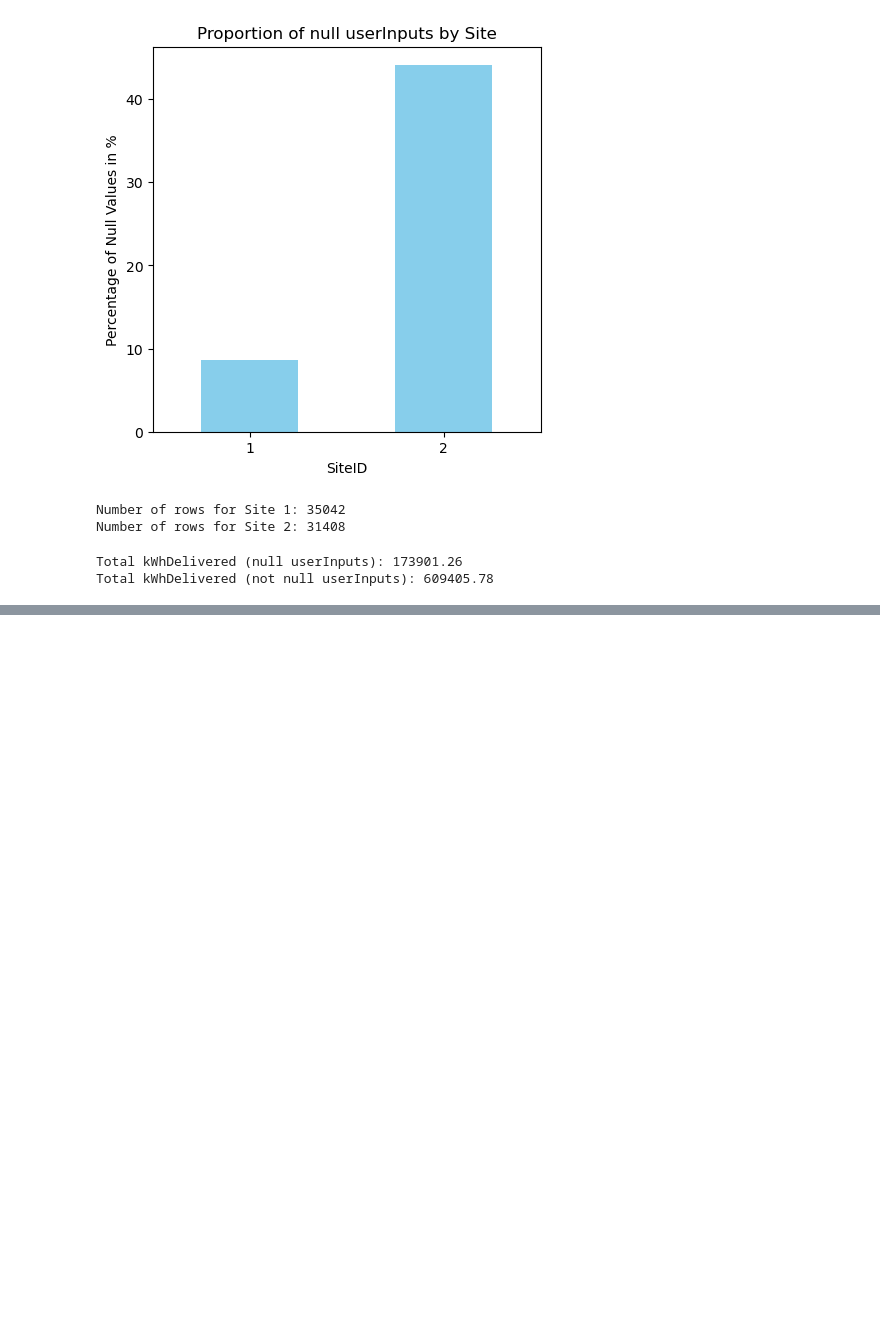
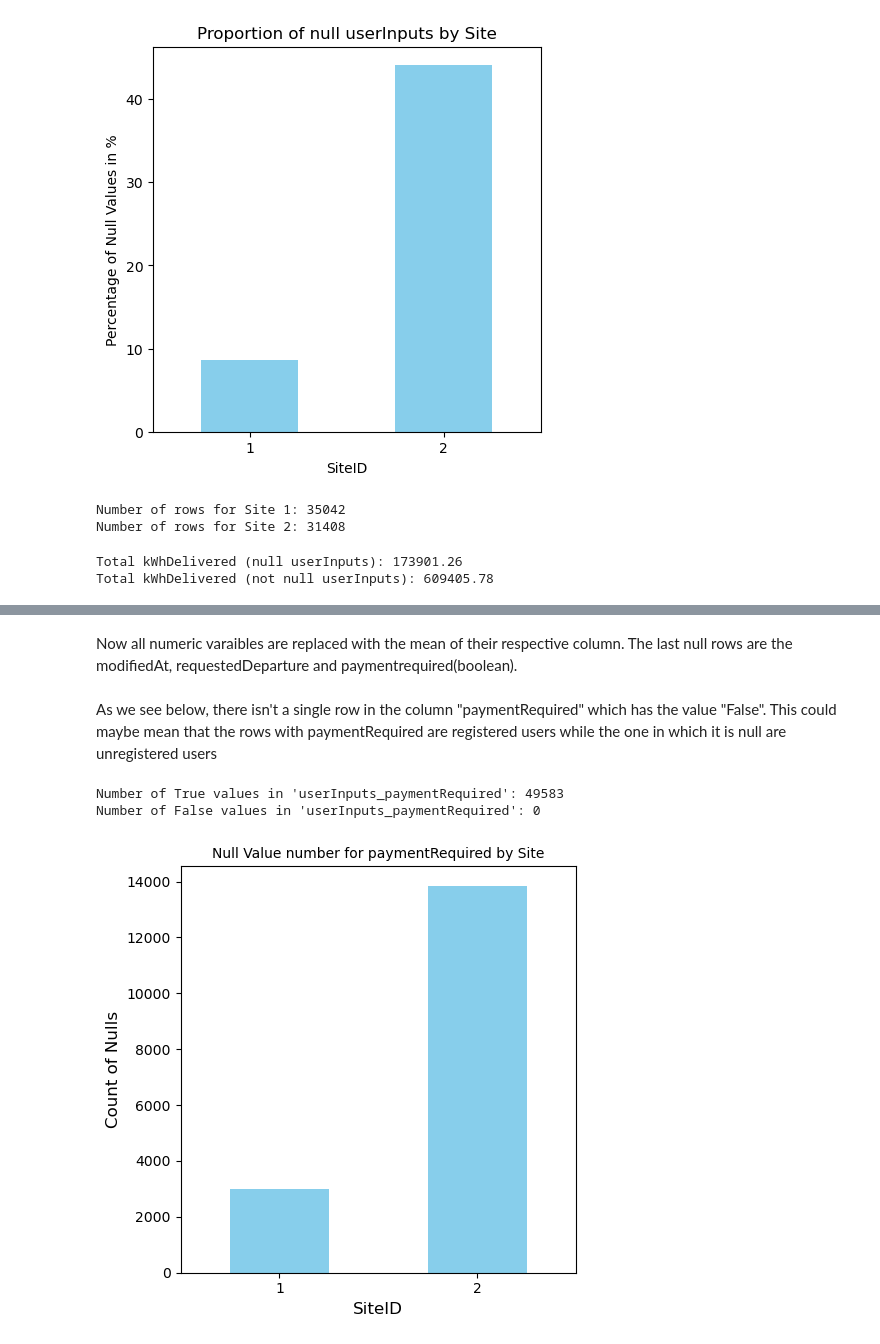
Before and after one commit to Vigro08/AA-Team-Assignment, a Jupyter notebook: AAMain.ipynb, the cells around one changed output, grey strips where cells are left out. Drawn from its saved outputs; the diff is of its cells as text; code cells hidden in the pictures; blank space fills up the shorter version.

```diff
--- a/AAMain.ipynb
+++ b/AAMain.ipynb
@@ -328,0 +375,33 @@ Total kWhDelivered (not null userInputs): 609405.78
+# %% [markdown]
+Now all numeric varaibles are replaced with the mean of their respective column. The last null rows are the modifiedAt, requestedDeparture and paymentrequired(boolean).
+# %% [markdown]
+As we see below, there isn't a single row in the column "paymentRequired" which has the value "False". This could maybe mean that the rows with paymentRequired are registered users while the one in which it is null are unregistered users
+# %%
+true_count = (charging_copy['userInputs_paymentRequired'] == True).sum()
+
+print(f"Number of True values in 'userInputs_paymentRequired': {true_count}")
+
+false_count = (charging_copy['userInputs_paymentRequired'] == False).sum()
+
+print(f"Number of False values in 'userInputs_paymentRequired': {false_count}")
+# %% [output]
+Number of True values in 'userInputs_paymentRequired': 49583
+Number of False values in 'userInputs_paymentRequired': 0
+# %%
+#plot number of nul values in paymentRequried for each site
+
+null_counts_per_site = charging.groupby('siteID')["userInputs_paymentRequired"].apply(lambda x: x.isnull().sum())
+
+
+null_counts_per_site.plot(kind='bar', color='skyblue', figsize=(5, 5))
+
+plt.title('Null Value number for paymentRequired by Site', fontsize=10)
+plt.ylabel('Count of Nulls', fontsize=12)
+plt.xlabel('SiteID', fontsize=12)
+plt.xticks(rotation=0, fontsize=10)
+plt.tight_layout()
+
+# Show the plot
+plt.show()
+# %% [output]
+[figure, added]
```
Also changed, not shown: parts of 8 cells of this notebook, 2 other files.
